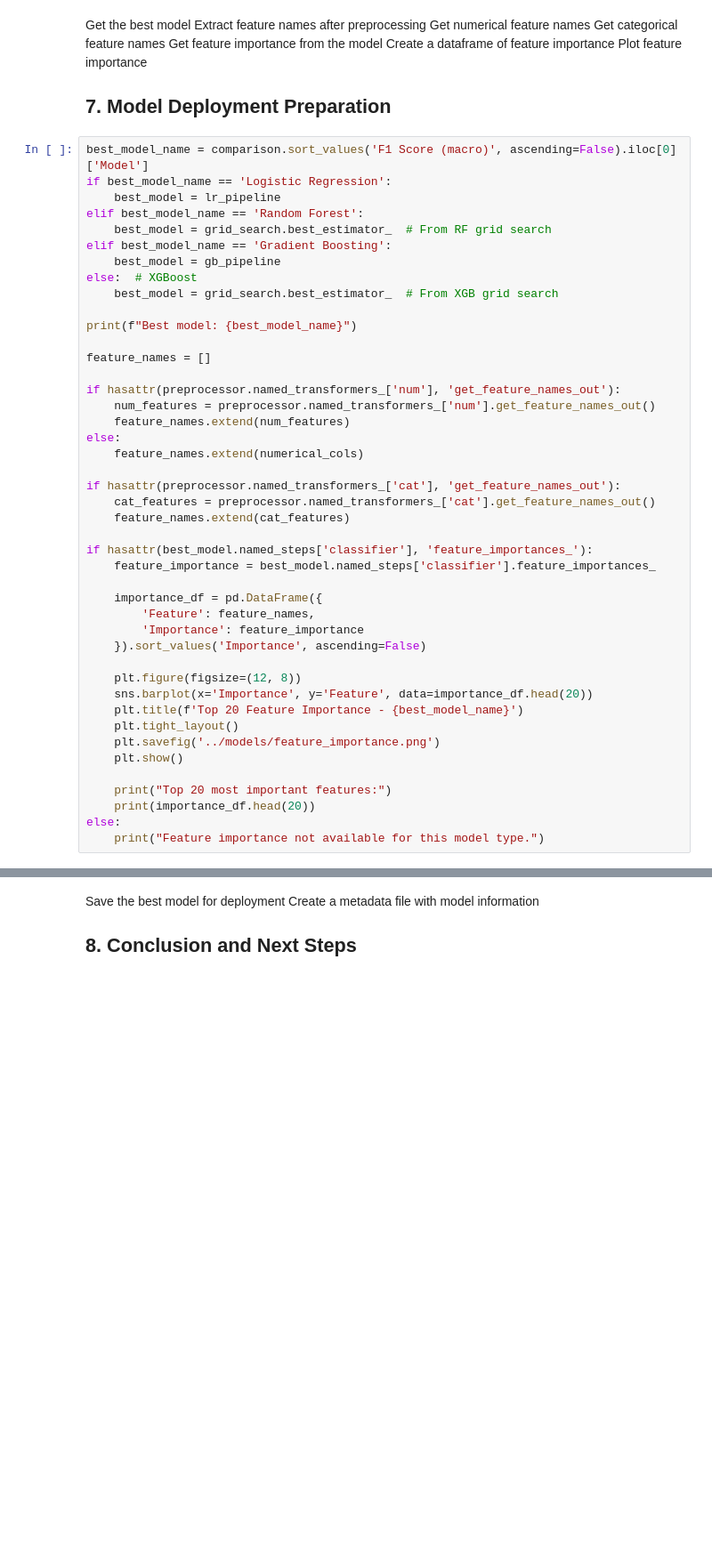
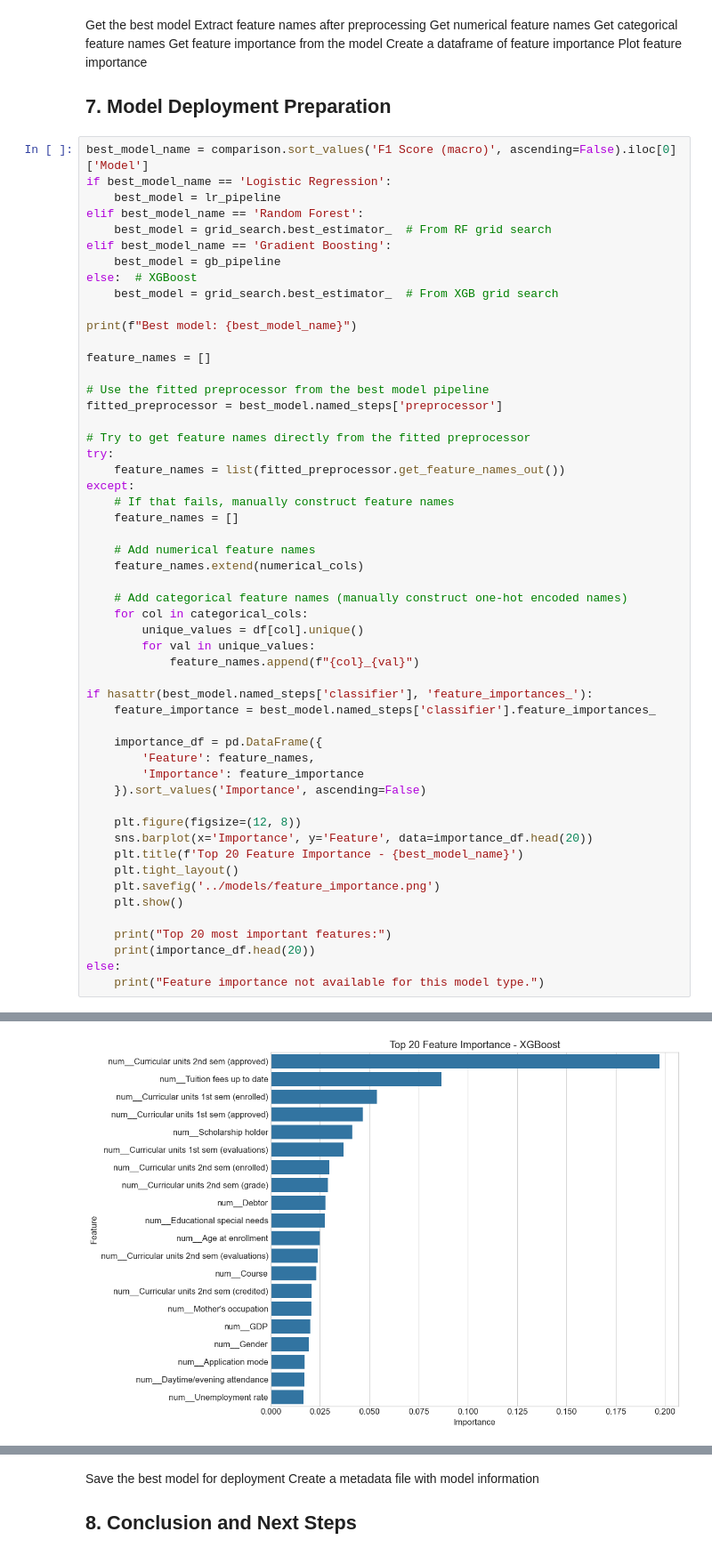
Before and after one commit to PixelPioneerHQ/dropout-or-academic-success, a Jupyter notebook: notebook/student_dropout_analysis.ipynb, the cells around one changed output, grey strips where cells are left out. Shown at 89% size. Cells and saved outputs as stored; diff of their text form; blank space fills up the shorter version.

```diff
--- a/notebook/student_dropout_analysis.ipynb
+++ b/notebook/student_dropout_analysis.ipynb
@@ -809,15 +832,24 @@ print(f"Best model: {best_model_name}")
 
 feature_names = []
 
-if hasattr(preprocessor.named_transformers_['num'], 'get_feature_names_out'):
-    num_features = preprocessor.named_transformers_['num'].get_feature_names_out()
-    feature_names.extend(num_features)
-else:
+# Use the fitted preprocessor from the best model pipeline
+fitted_preprocessor = best_model.named_steps['preprocessor']
+
+# Try to get feature names directly from the fitted preprocessor
+try:
+    feature_names = list(fitted_preprocessor.get_feature_names_out())
+except:
+    # If that fails, manually construct feature names
+    feature_names = []
+
+    # Add numerical feature names
     feature_names.extend(numerical_cols)
 
-if hasattr(preprocessor.named_transformers_['cat'], 'get_feature_names_out'):
-    cat_features = preprocessor.named_transformers_['cat'].get_feature_names_out()
-    feature_names.extend(cat_features)
+    # Add categorical feature names (manually construct one-hot encoded names)
+    for col in categorical_cols:
+        unique_values = df[col].unique()
+        for val in unique_values:
+            feature_names.append(f"{col}_{val}")
 
 if hasattr(best_model.named_steps['classifier'], 'feature_importances_'):
     feature_importance = best_model.named_steps['classifier'].feature_importances_
@@ -838,3 +870,4 @@ if hasattr(best_model.named_steps['classifier'], 'feature_importances_'):
     print(importance_df.head(20))
 else:
     print("Feature importance not available for this model type.")
+# %% [output]
@@ -840,0 +875 @@ else:
+[figure, added]
```
Also changed, not shown: parts of 9 cells of this notebook, 12 other files.
